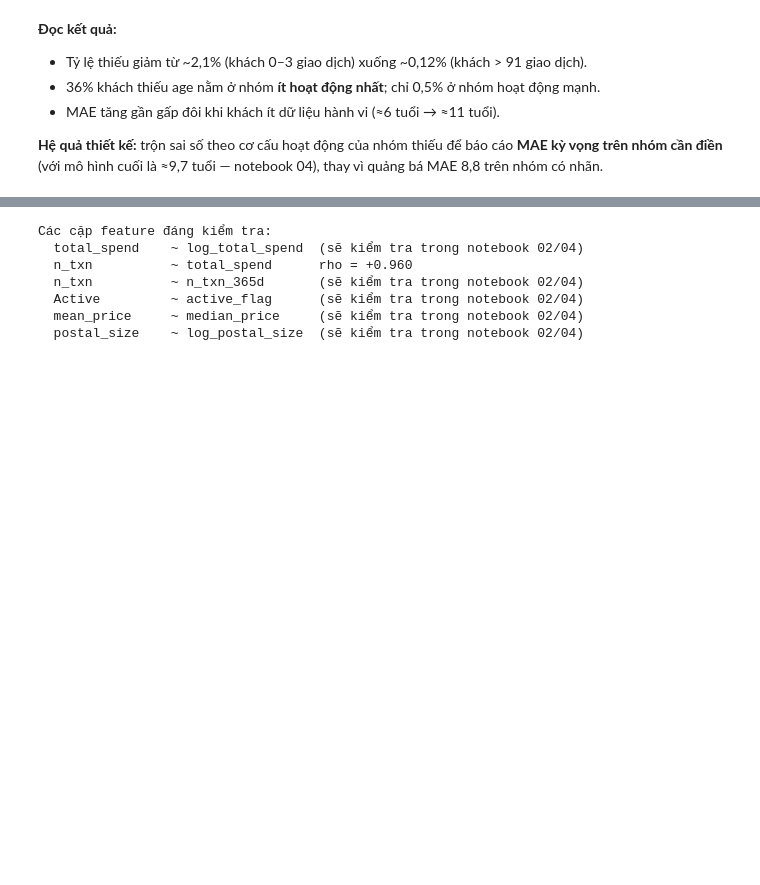
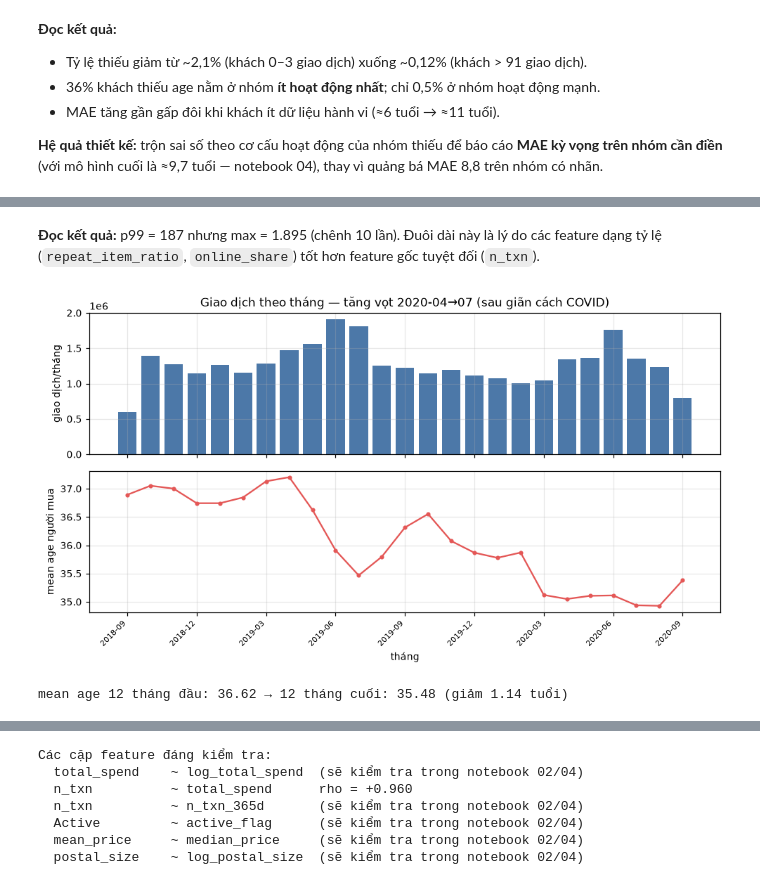
Before and after one commit to Truongjava/age_imputation, a Jupyter notebook: notebooks/00_EDA.ipynb, the cells around one changed output, grey strips where cells are left out. Saved outputs shown, nothing was run; the diff lists cells and outputs as text; code cells hidden in the pictures; blank space fills up the shorter version.

```diff
--- a/notebooks/00_EDA.ipynb
+++ b/notebooks/00_EDA.ipynb
@@ -513,0 +569,31 @@ cần điền** (với mô hình cuối là ≈9,7 tuổi — notebook 04), thay
+# %% [markdown]
+**Đọc kết quả:** p99 = 187 nhưng max = 1.895 (chênh 10 lần). Đuôi dài này là lý do các feature
+dạng tỷ lệ (`repeat_item_ratio`, `online_share`) tốt hơn feature gốc tuyệt đối (`n_txn`).
+# %%
+# D) Xu hướng thời gian: người mua trẻ hoá dần + hiệu ứng COVID
+monthly = (
+    txn_lf.with_columns(month=pl.col("t_dat").str.slice(0, 7))
+    .join(customers.select("customer_id", "age").lazy(), on="customer_id", how="left")
+    .group_by("month")
+    .agg(n=pl.len(), mean_age=pl.col("age").mean())
+    .sort("month")
+    .collect(engine="streaming")
+)
+
+fig, axes = plt.subplots(2, 1, figsize=(9, 5), sharex=True)
+axes[0].bar(range(monthly.height), monthly["n"].to_numpy(), color="#4C78A8")
+axes[0].set_ylabel("giao dịch/tháng")
+axes[0].set_title("Giao dịch theo tháng — tăng vọt 2020-04→07 (sau giãn cách COVID)")
+axes[1].plot(range(monthly.height), monthly["mean_age"].to_numpy(), "o-", color="#E45756", ms=3)
+axes[1].set_ylabel("mean age người mua")
+axes[1].set_xlabel("tháng")
+axes[1].set_xticks(range(0, monthly.height, 3))
+axes[1].set_xticklabels(monthly["month"].to_list()[::3], rotation=45, ha="right", fontsize=7)
+plt.tight_layout()
+plt.show()
+
+h1, h2 = monthly["mean_age"].head(12).mean(), monthly["mean_age"].tail(12).mean()
+print(f"mean age 12 tháng đầu: {h1:.2f} → 12 tháng cuối: {h2:.2f} (giảm {h1 - h2:.2f} tuổi)")
+# %% [output]
+[figure, added]
+mean age 12 tháng đầu: 36.62 → 12 tháng cuối: 35.48 (giảm 1.14 tuổi)
```
Also changed, not shown: parts of 10 cells of this notebook, 6 other files.
